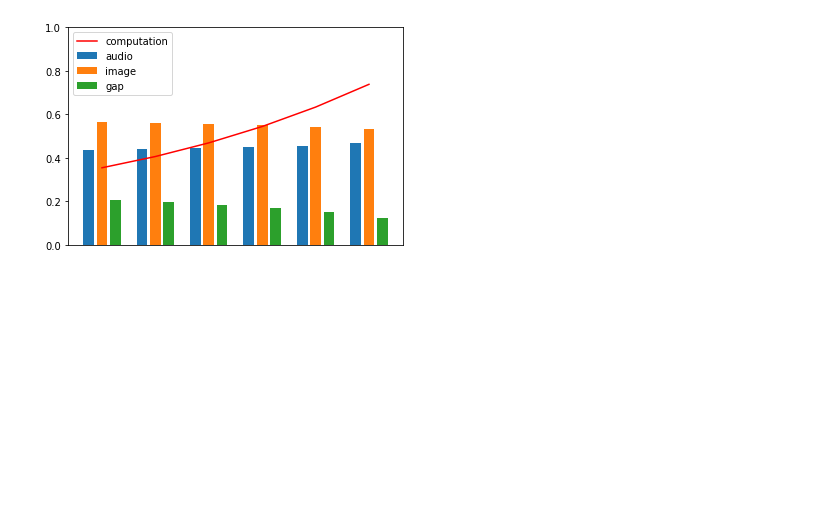
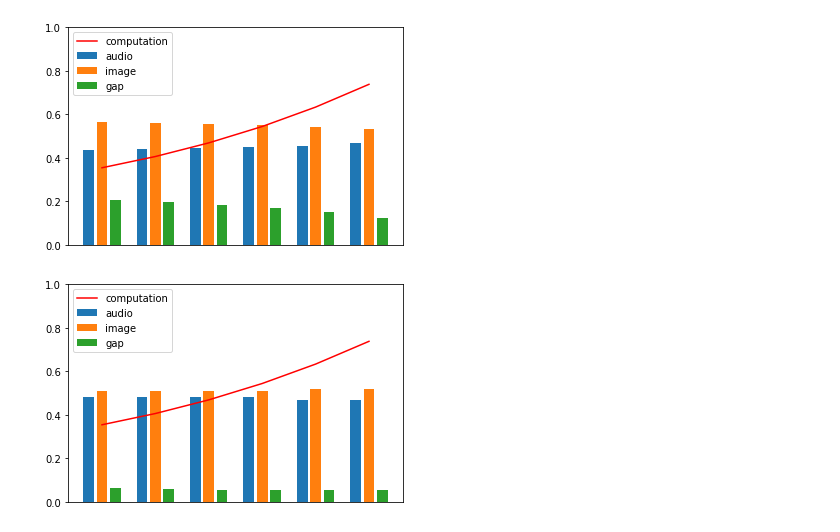
Before and after one commit to lixinghe1999/multi_modal, a Jupyter notebook: plot.ipynb, the cells around one changed output. Saved outputs shown, nothing was run; the diff lists cells and outputs as text; code cells hidden in the pictures; blank space fills up the shorter version.

```diff
--- a/plot.ipynb
+++ b/plot.ipynb
@@ -60,3 +59,18 @@ plt.xticks([])
 plt.show()
 # %% [output]
 [figure]
+# %%
+ratio = [0.3, 0.4, 0.5, 0.6, 0.7, 0.8]
+computation = [(1 + r + r**2 + r**3)/4 for r in ratio]
+modality = [[0.48,0.51, 0.062], [0.48, 0.51, 0.057], [0.48, 0.51, 0.054],
+            [0.48, 0.51, 0.052], [0.47, 0.52, 0.053], [0.47, 0.52, 0.055]]
+plt.bar(range(0, 24, 4), [modality[i][0] for i in range(len(ratio))], label='audio')
+plt.bar(range(1, 24, 4), [modality[i][1] for i in range(len(ratio))], label='image')
+plt.bar(range(2, 24, 4), [modality[i][2] for i in range(len(ratio))], label='gap')
+plt.plot(range(1, 24, 4), computation, c='r', label='computation')
+plt.legend()
+plt.ylim([0, 1])
+plt.xticks([])
+plt.show()
+# %% [output]
+[figure, added]
```
Also changed, not shown: parts of 2 cells of this notebook, 5 other files.
